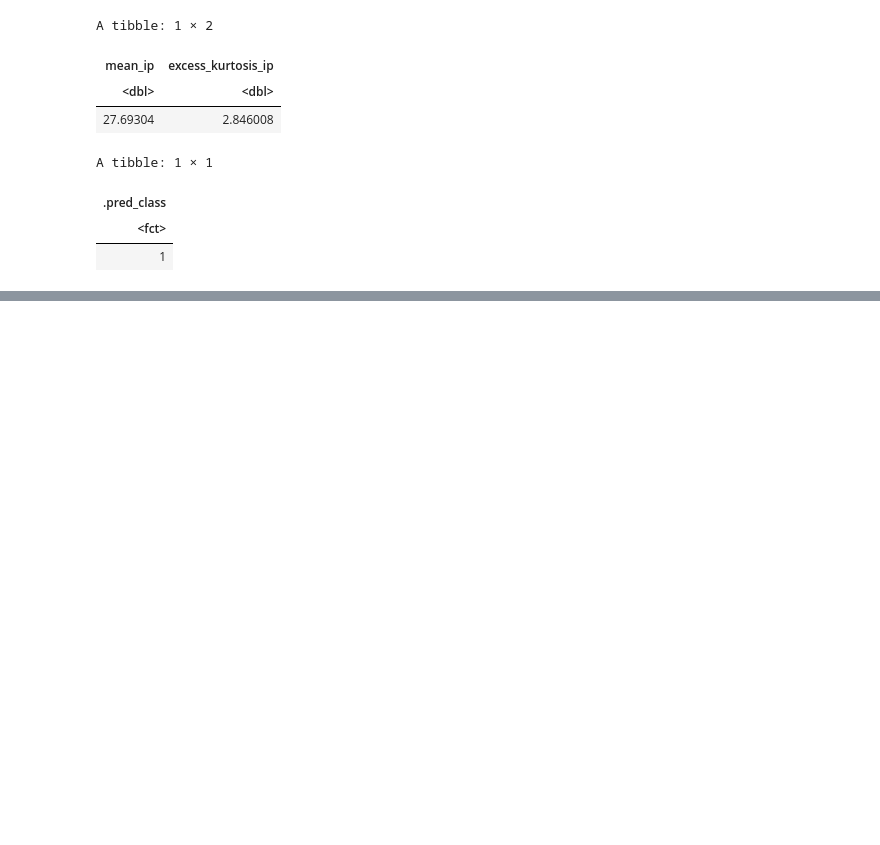
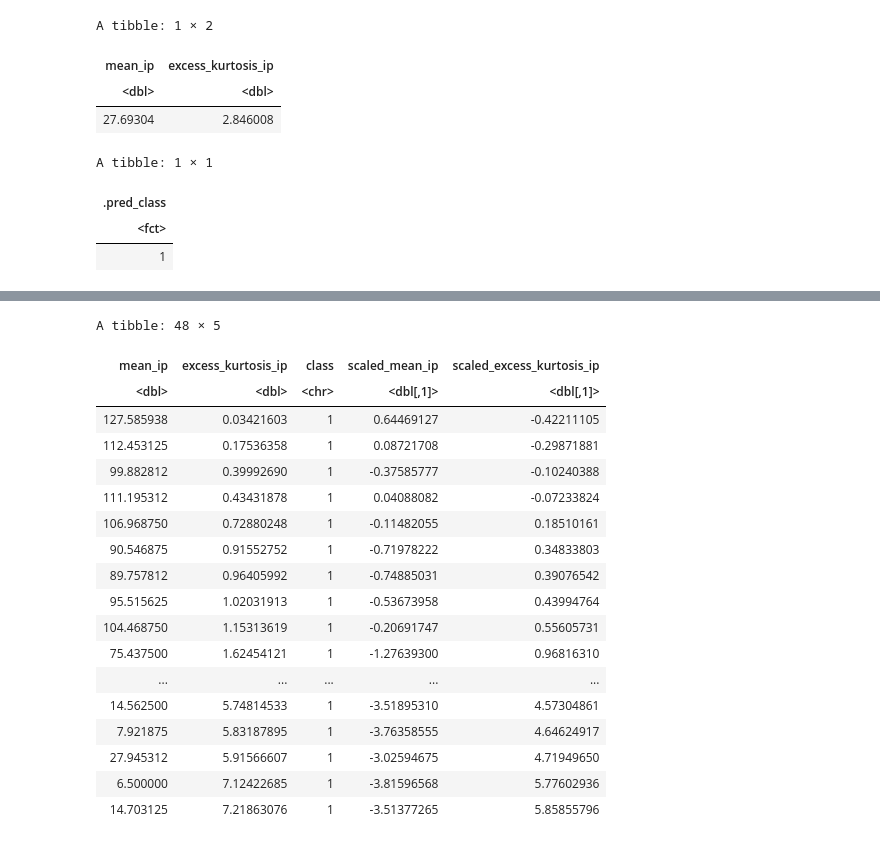
Before and after one commit to kseniak1/DSCI100-Project, a Jupyter notebook: Avishka_notebook.ipynb, the cells around one changed output, grey strips where cells are left out. Drawn from its saved outputs; the diff is of its cells as text; code cells hidden in the pictures; blank space fills up the shorter version.

```diff
--- a/Avishka_notebook.ipynb
+++ b/Avishka_notebook.ipynb
@@ -532,0 +549,25 @@ scaled_mean_vs_kurtosis_plot_2
+# %%
+ada <- scaled_pulsar_data_with_new_obs %>%
+        filter(class == "1") %>%
+        arrange(scaled_excess_kurtosis_ip)
+ada
+# %% [output]
+A tibble: 48 × 5
+| mean_ip | excess_kurtosis_ip | class | scaled_mean_ip | scaled_excess_kurtosis_ip |
+| <dbl> | <dbl> | <chr> | <dbl[,1]> | <dbl[,1]> |
+| 127.585938 | 0.03421603 | 1 | 0.64469127 | -0.42211105 |
+| 112.453125 | 0.17536358 | 1 | 0.08721708 | -0.29871881 |
+| 99.882812 | 0.39992690 | 1 | -0.37585777 | -0.10240388 |
+| 111.195312 | 0.43431878 | 1 | 0.04088082 | -0.07233824 |
+| 106.968750 | 0.72880248 | 1 | -0.11482055 | 0.18510161 |
+| 90.546875 | 0.91552752 | 1 | -0.71978222 | 0.34833803 |
+| 89.757812 | 0.96405992 | 1 | -0.74885031 | 0.39076542 |
+| 95.515625 | 1.02031913 | 1 | -0.53673958 | 0.43994764 |
+| 104.468750 | 1.15313619 | 1 | -0.20691747 | 0.55605731 |
+| 75.437500 | 1.62454121 | 1 | -1.27639300 | 0.96816310 |
+| ... | ... | ... | ... | ... |
+| 14.562500 | 5.74814533 | 1 | -3.51895310 | 4.57304861 |
+| 7.921875 | 5.83187895 | 1 | -3.76358555 | 4.64624917 |
+| 27.945312 | 5.91566607 | 1 | -3.02594675 | 4.71949650 |
+| 6.500000 | 7.12422685 | 1 | -3.81596568 | 5.77602936 |
+| 14.703125 | 7.21863076 | 1 | -3.51377265 | 5.85855796 |
```
Also changed, not shown: parts of 1 cell of this notebook.
